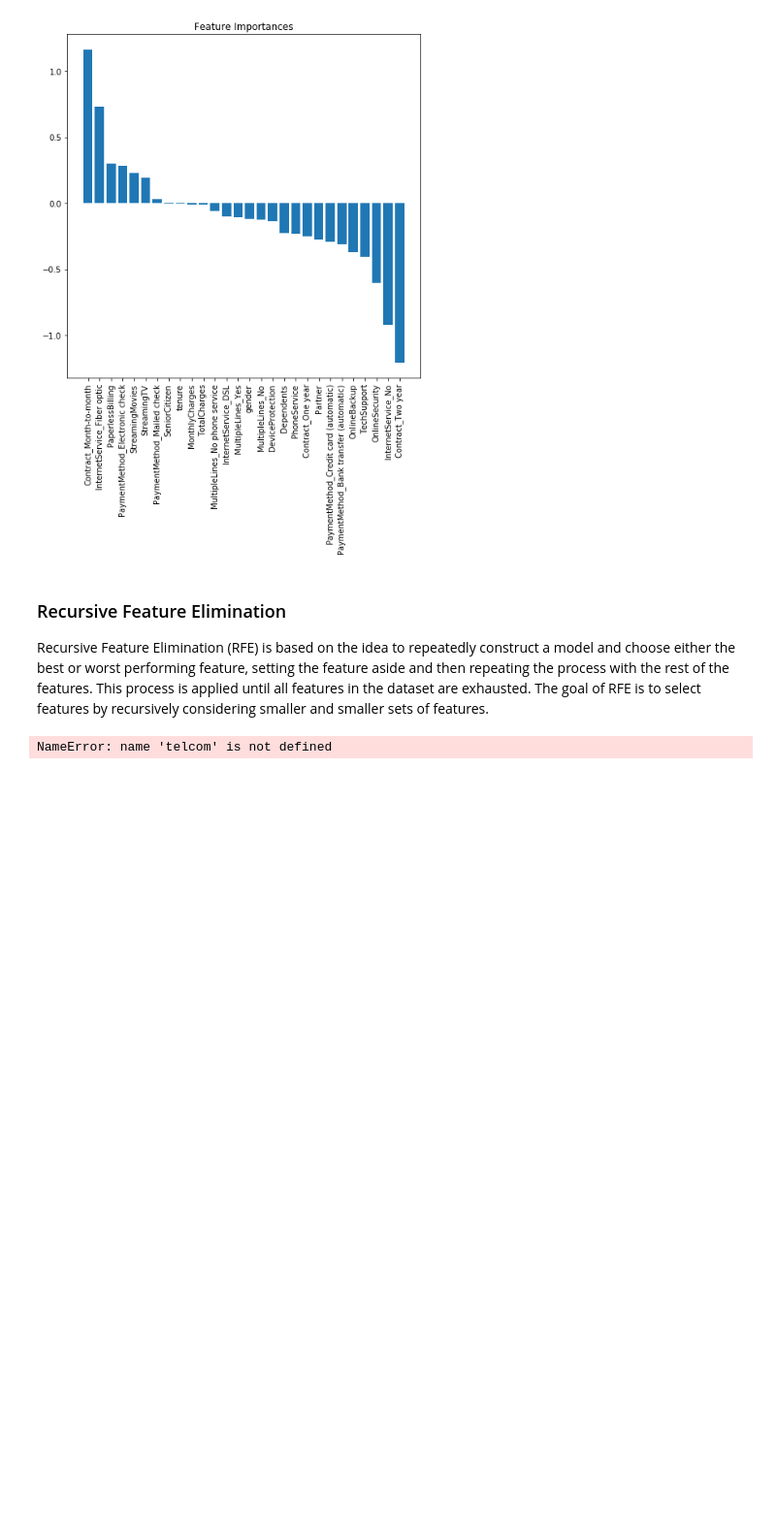
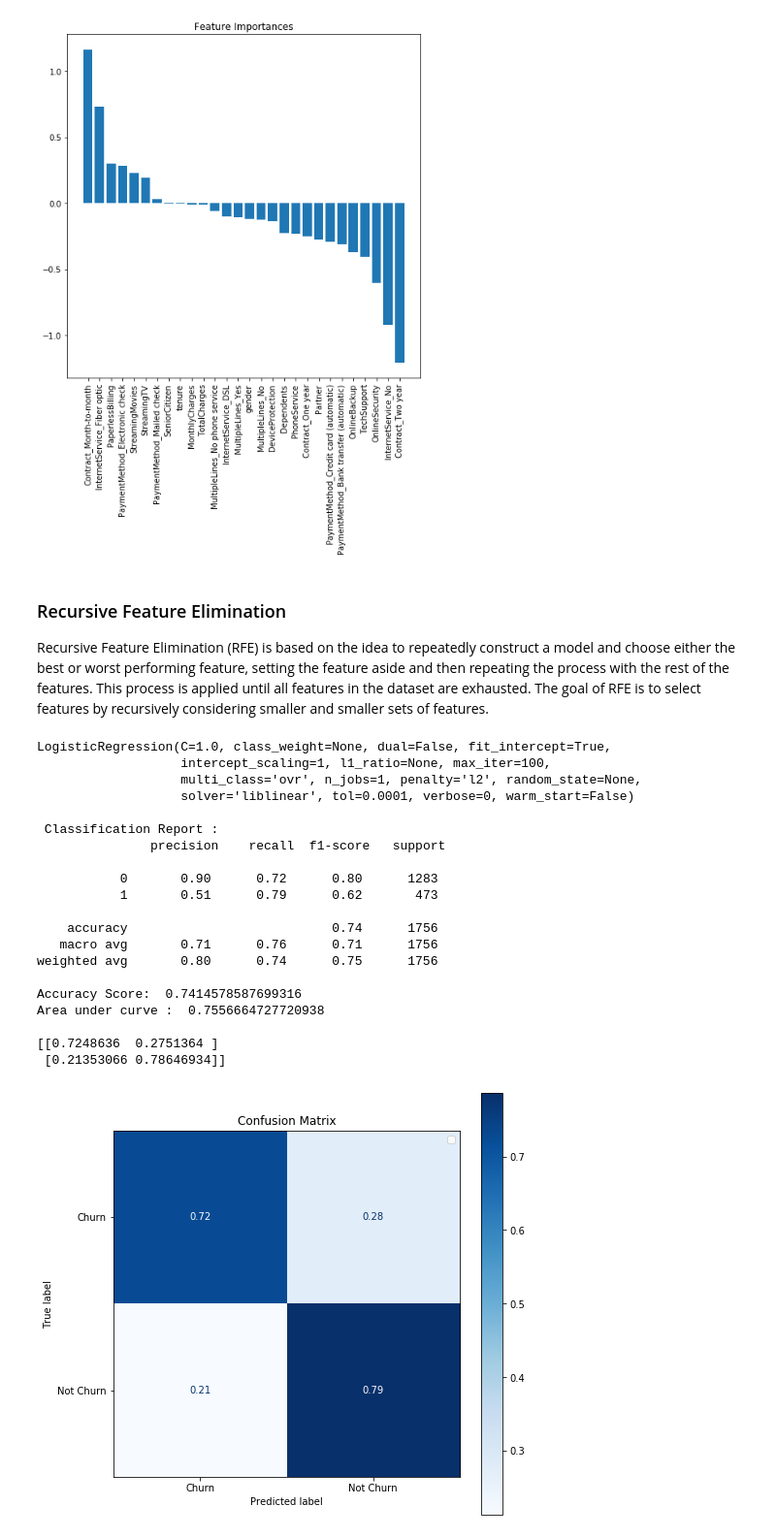
Before and after one commit to Carterbouley/Churn-prediction, a Jupyter notebook: CustomerAttrition.ipynb, the cells around one changed output. Shown at 97% size. Saved outputs shown, nothing was run; the diff lists cells and outputs as text; code cells hidden in the pictures; blank space fills up the shorter version.

```diff
--- a/CustomerAttrition.ipynb
+++ b/CustomerAttrition.ipynb
@@ -317,16 +317,6 @@ import statsmodels.api as sm
 from sklearn.metrics import precision_score,recall_score
 #splitting train and test data
 train,test = train_test_split(df,test_size = .25 ,random_state = 111)
-# %%
-from sklearn.model_selection import train_test_split
-from sklearn.linear_model import LogisticRegression
-from sklearn.metrics import confusion_matrix,accuracy_score,classification_report, plot_confusion_matrix
-from sklearn.metrics import roc_auc_score,roc_curve,scorer
-from sklearn.metrics import f1_score
-import statsmodels.api as sm
-from sklearn.metrics import precision_score,recall_score
-#splitting train and test data
-train,test = train_test_split(df,test_size = .25 ,random_state = 111)
 # %%
 def telecom_churn_prediction(algorithm, training_x, testing_x, training_y, testing_y, cols, cf):
 
@@ -339,7 +329,7 @@ def telecom_churn_prediction(algorithm, training_x, testing_x, training_y, testi
     if cf == 'coefficients':
         coefficients = pd.DataFrame(algorithm.coef_.ravel())
     elif cf == 'features':
-        coefficients = pd.DataFrame(algorithm.feature_importanaces_)
+        coefficients = pd.DataFrame(algorithm.feature_importances_)
 
     column_df = pd.DataFrame(cols)
     coef_sumry = pd.merge(coefficients, column_df, left_index = True, right_index = True, how = 'left')
@@ -485,35 +475,55 @@ from sklearn.feature_selection import RFE
 
 logit = LogisticRegression()
 
 rfe = RFE(logit,10)
 rfe = rfe.fit(os_smote_X,os_smote_Y.values.ravel())
 
 rfe.support_
 rfe.ranking_
 
 #identified columns Recursive Feature Elimination
 idc_rfe = pd.DataFrame({"rfe_support" :rfe.support_,
-                       "columns" : [i for i in telcom.columns if i not in Id_col + target_col],
+                       "columns" : [i for i in df.columns if i not in Id_col + target_col],
                        "ranking" : rfe.ranking_,
                       })
 cols = idc_rfe[idc_rfe["rfe_support"] == True]["columns"].tolist()
 
 
 #separating train and test data
 train_rf_X = os_smote_X[cols]
 train_rf_Y = os_smote_Y
 test_rf_X  = test[cols]
 test_rf_Y  = test[target_col]
 
 logit_rfe = LogisticRegression(C=1.0, class_weight=None, dual=False, fit_intercept=True,
           intercept_scaling=1, max_iter=100, multi_class='ovr', n_jobs=1,
           penalty='l2', random_state=None, solver='liblinear', tol=0.0001,
           verbose=0, warm_start=False)
 #applying model
 telecom_churn_prediction(logit_rfe,train_rf_X,test_rf_X,train_rf_Y,test_rf_Y,
-                         cols,"coefficients",threshold_plot = True)
+                         cols,"coefficients")
 
-tab_rk = ff.create_table(idc_rfe)
-py.iplot(tab_rk)
+
+idc_rfe
 # %% [output]
-NameError: name 'telcom' is not defined
+LogisticRegression(C=1.0, class_weight=None, dual=False, fit_intercept=True,
+                   intercept_scaling=1, l1_ratio=None, max_iter=100,
+                   multi_class='ovr', n_jobs=1, penalty='l2', random_state=None,
+                   solver='liblinear', tol=0.0001, verbose=0, warm_start=False)
+
+ Classification Report :
+               precision    recall  f1-score   support
+
+           0       0.90      0.72      0.80      1283
+           1       0.51      0.79      0.62       473
+
+    accuracy                           0.74      1756
+   macro avg       0.71      0.76      0.71      1756
+weighted avg       0.80      0.74      0.75      1756
+
+Accuracy Score:  0.7414578587699316
+Area under curve :  0.7556664727720938
+
+[[0.7248636  0.2751364 ]
+ [0.21353066 0.78646934]]
+[figure, added]
```
Also changed, not shown: parts of 6 cells of this notebook.
